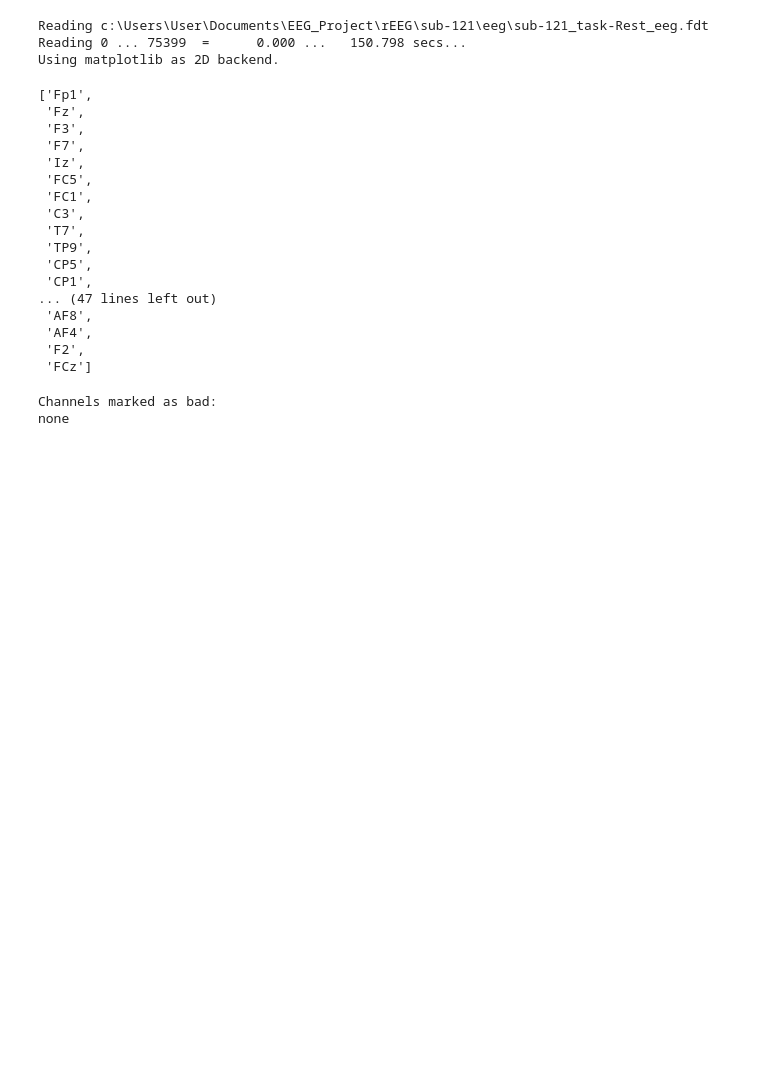
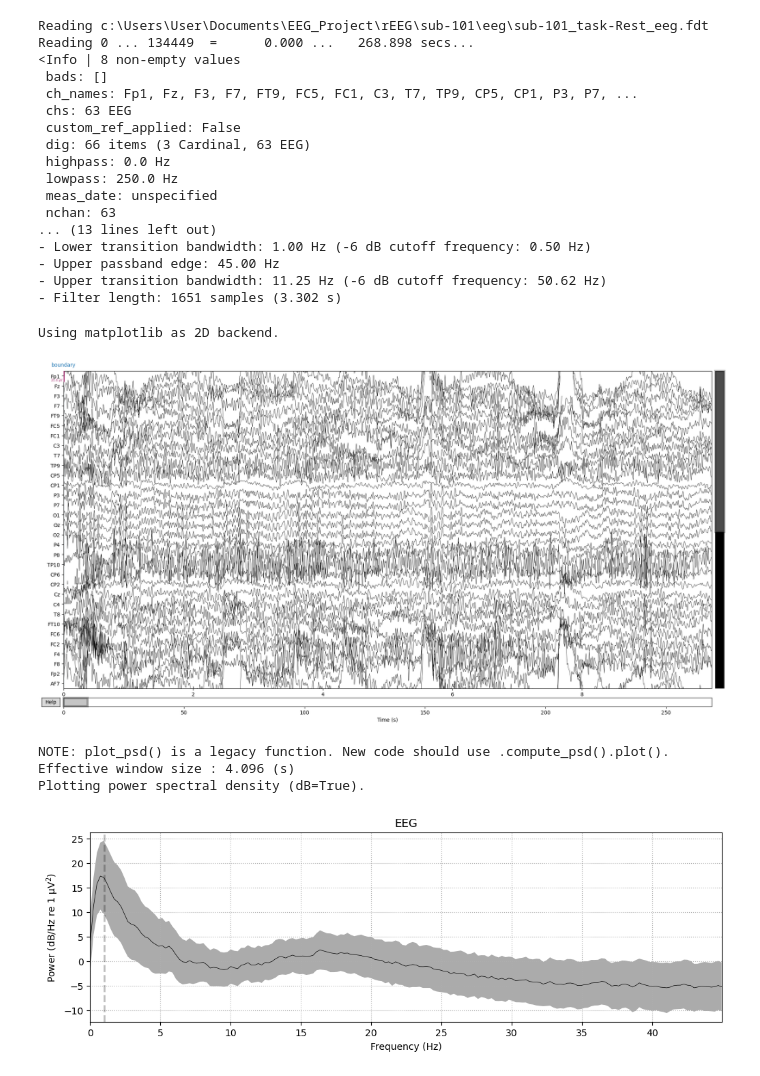
Before and after one commit to Princess-O1633/EEG_Project, a Jupyter notebook: reference.ipynb, the cells around one changed output. Cells and saved outputs as stored; diff of their text form; code cells hidden in the pictures; blank space fills up the shorter version.

```diff
--- a/reference.ipynb
+++ b/reference.ipynb
@@ -1,35 +1,50 @@
 # %%
 import mne
-import matplotlib
 import matplotlib.pyplot as plt
-matplotlib.use('Qt5Agg')
 
-raw = mne.io.read_raw_eeglab(f'rEEG\sub-121\eeg\sub-121_task-Rest_eeg.set',
-                            preload=True)
-raw.info  # check channels, sampling rate, etc.
+# Load EEG data
+raw = mne.io.read_raw_eeglab(r'rEEG\sub-101\eeg\sub-101_task-Rest_eeg.set', preload=True)
 
-raw.plot()
-raw.ch_names
+# Quick check
+print(raw.info)
+print(raw.ch_names)
+
+# Apply a band-pass filter: 1 Hz (high-pass) to 45 Hz (low-pass)
+raw.filter(l_freq=1., h_freq=45.)
+
+# Plot the filtered data
+raw.plot(
+    n_channels=32,      # adjust to the number of channels you want to view
+    scalings='auto',    # automatic amplitude scaling
+    title='Filtered EEG: 1-45 Hz',
+    show=True,
+    block=True
+)
+
+# Optional: plot power spectral density (PSD) for a brainy visualization
+raw.plot_psd(fmax=45, average=True)
+plt.show()
 # %% [output]
-Reading c:\Users\User\Documents\EEG_Project\rEEG\sub-121\eeg\sub-121_task-Rest_eeg.fdt
-Reading 0 ... 75399  =      0.000 ...   150.798 secs...
-Using matplotlib as 2D backend.
+Reading c:\Users\User\Documents\EEG_Project\rEEG\sub-101\eeg\sub-101_task-Rest_eeg.fdt
+Reading 0 ... 134449  =      0.000 ...   268.898 secs...
+<Info | 8 non-empty values
+ bads: []
+ ch_names: Fp1, Fz, F3, F7, FT9, FC5, FC1, C3, T7, TP9, CP5, CP1, P3, P7, ...
+ chs: 63 EEG
+ custom_ref_applied: False
+ dig: 66 items (3 Cardinal, 63 EEG)
+ highpass: 0.0 Hz
+ lowpass: 250.0 Hz
+ meas_date: unspecified
+ nchan: 63
+... (13 lines left out)
+- Lower transition bandwidth: 1.00 Hz (-6 dB cutoff frequency: 0.50 Hz)
+- Upper passband edge: 45.00 Hz
+- Upper transition bandwidth: 11.25 Hz (-6 dB cutoff frequency: 50.62 Hz)
+- Filter length: 1651 samples (3.302 s)
-['Fp1',
- 'Fz',
- 'F3',
- 'F7',
- 'Iz',
- 'FC5',
- 'FC1',
- 'C3',
- 'T7',
- 'TP9',
- 'CP5',
- 'CP1',
-... (47 lines left out)
- 'AF8',
- 'AF4',
- 'F2',
- 'FCz']
+Using matplotlib as 2D backend.
+[figure, added]
-Channels marked as bad:
-none
+NOTE: plot_psd() is a legacy function. New code should use .compute_psd().plot().
+Effective window size : 4.096 (s)
+Plotting power spectral density (dB=True).
+[figure, added]
```
Also changed, not shown: parts of 3 cells of this notebook, 56 other files.
